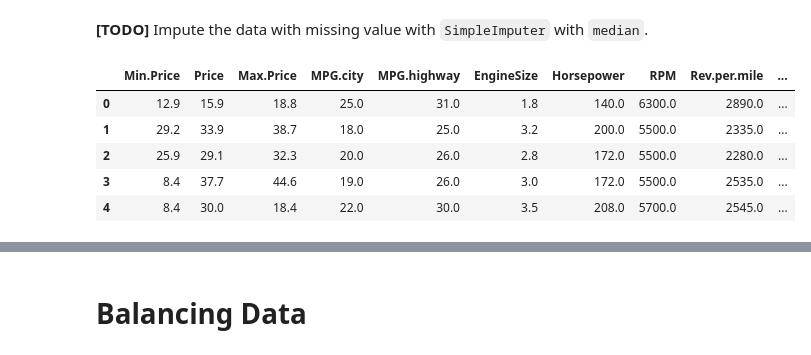
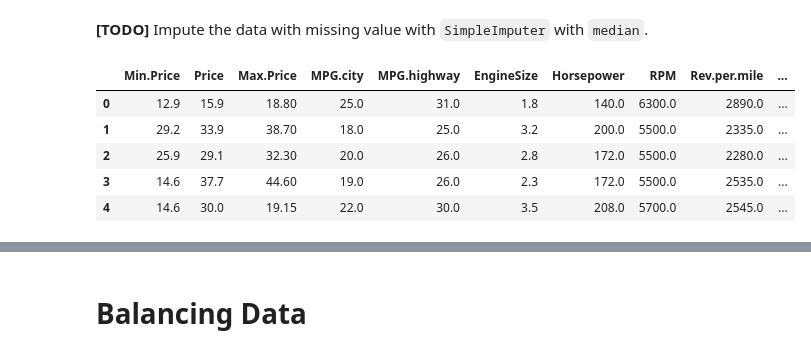
Before and after one commit to leebs0521/DAP, a Jupyter notebook: lecture5.ipynb, the cells around one changed output, grey strips where cells are left out. Saved outputs shown, nothing was run; the diff lists cells and outputs as text; code cells hidden in the pictures.

```diff
--- a/lecture5.ipynb
+++ b/lecture5.ipynb
@@ -102,18 +102,18 @@ memory usage: 13.2 KB
 # %%
 from sklearn.impute import SimpleImputer
 
-imp_median = SimpleImputer(missing_values=np.nan, strategy='most_frequent')
+imp_median = SimpleImputer(missing_values=np.nan, strategy='median')
 imp_median.fit(numericDf)
 
 imputedNumericDf = pd.DataFrame(imp_median.transform(numericDf), columns=numericDf.columns)
 imputedNumericDf.head()
 # %% [output]
 |  | Min.Price | Price | Max.Price | MPG.city | MPG.highway | EngineSize | Horsepower | RPM | Rev.per.mile | ... |
-| 0 | 12.9 | 15.9 | 18.8 | 25.0 | 31.0 | 1.8 | 140.0 | 6300.0 | 2890.0 | ... |
-| 1 | 29.2 | 33.9 | 38.7 | 18.0 | 25.0 | 3.2 | 200.0 | 5500.0 | 2335.0 | ... |
-| 2 | 25.9 | 29.1 | 32.3 | 20.0 | 26.0 | 2.8 | 172.0 | 5500.0 | 2280.0 | ... |
-| 3 | 8.4 | 37.7 | 44.6 | 19.0 | 26.0 | 3.0 | 172.0 | 5500.0 | 2535.0 | ... |
-| 4 | 8.4 | 30.0 | 18.4 | 22.0 | 30.0 | 3.5 | 208.0 | 5700.0 | 2545.0 | ... |
+| 0 | 12.9 | 15.9 | 18.80 | 25.0 | 31.0 | 1.8 | 140.0 | 6300.0 | 2890.0 | ... |
+| 1 | 29.2 | 33.9 | 38.70 | 18.0 | 25.0 | 3.2 | 200.0 | 5500.0 | 2335.0 | ... |
+| 2 | 25.9 | 29.1 | 32.30 | 20.0 | 26.0 | 2.8 | 172.0 | 5500.0 | 2280.0 | ... |
+| 3 | 14.6 | 37.7 | 44.60 | 19.0 | 26.0 | 2.3 | 172.0 | 5500.0 | 2535.0 | ... |
+| 4 | 14.6 | 30.0 | 19.15 | 22.0 | 30.0 | 3.5 | 208.0 | 5700.0 | 2545.0 | ... |
 # %%
 imputedNumericDf.info()
 # %% [output]
```
